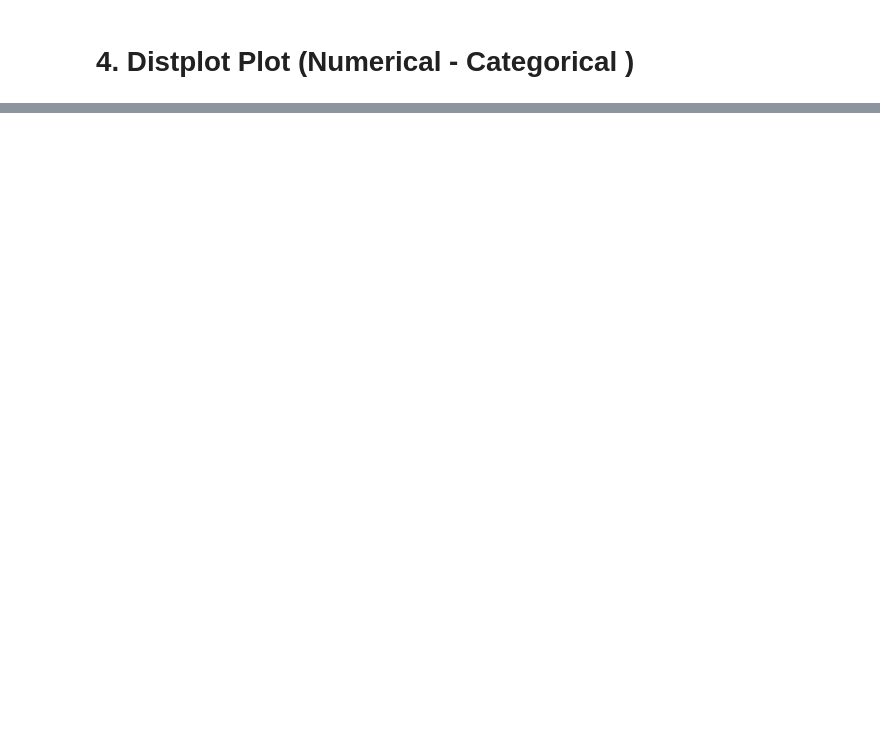
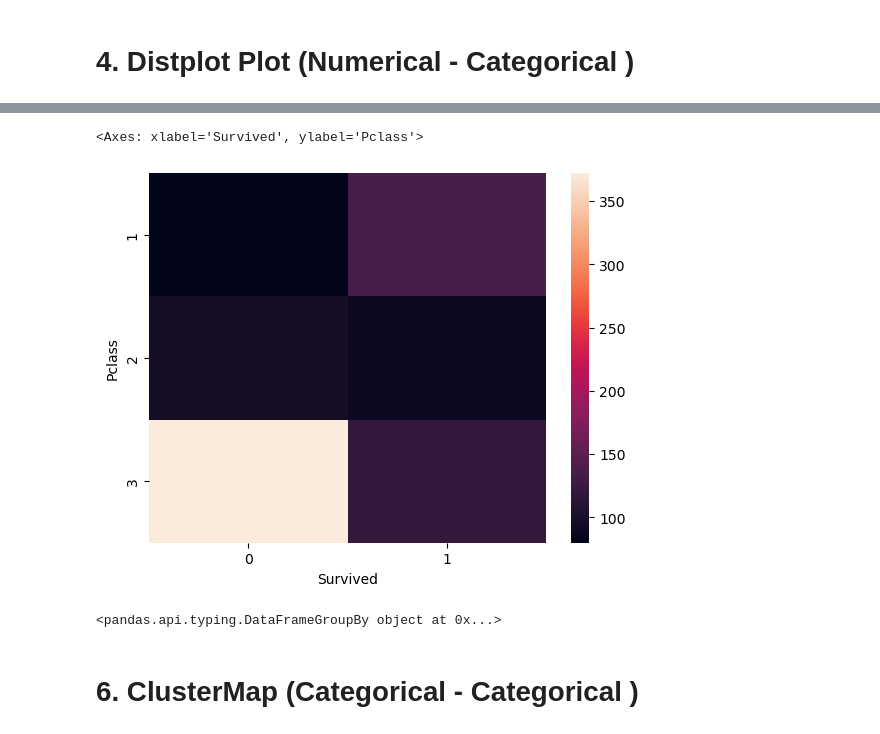
Before and after one commit to Foolmannn/ml-learnings, a Jupyter notebook: 4UnderstandingData/bivariate_multivariate_analysis.ipynb, the cells around one changed output, grey strips where cells are left out. Cells and saved outputs as stored; diff of their text form; code cells hidden in the pictures; blank space fills up the shorter version.

```diff
--- a/4UnderstandingData/bivariate_multivariate_analysis.ipynb
+++ b/4UnderstandingData/bivariate_multivariate_analysis.ipynb
@@ -68,0 +99,11 @@ sns.barplot(data=titanic,x='Pclass',y='Fare')
+# %%
+sns.heatmap(pd.crosstab(titanic['Pclass'],titanic['Survived']))
+# %% [output]
+<Axes: xlabel='Survived', ylabel='Pclass'>
+[figure, added]
+# %%
+titanic.groupby(by='Survived',as_index=False)
+# %% [output]
+<pandas.api.typing.DataFrameGroupBy object at 0x...>
+# %% [markdown]
+# 6. ClusterMap (Categorical - Categorical )
```
Also changed, not shown: parts of 15 cells of this notebook.
